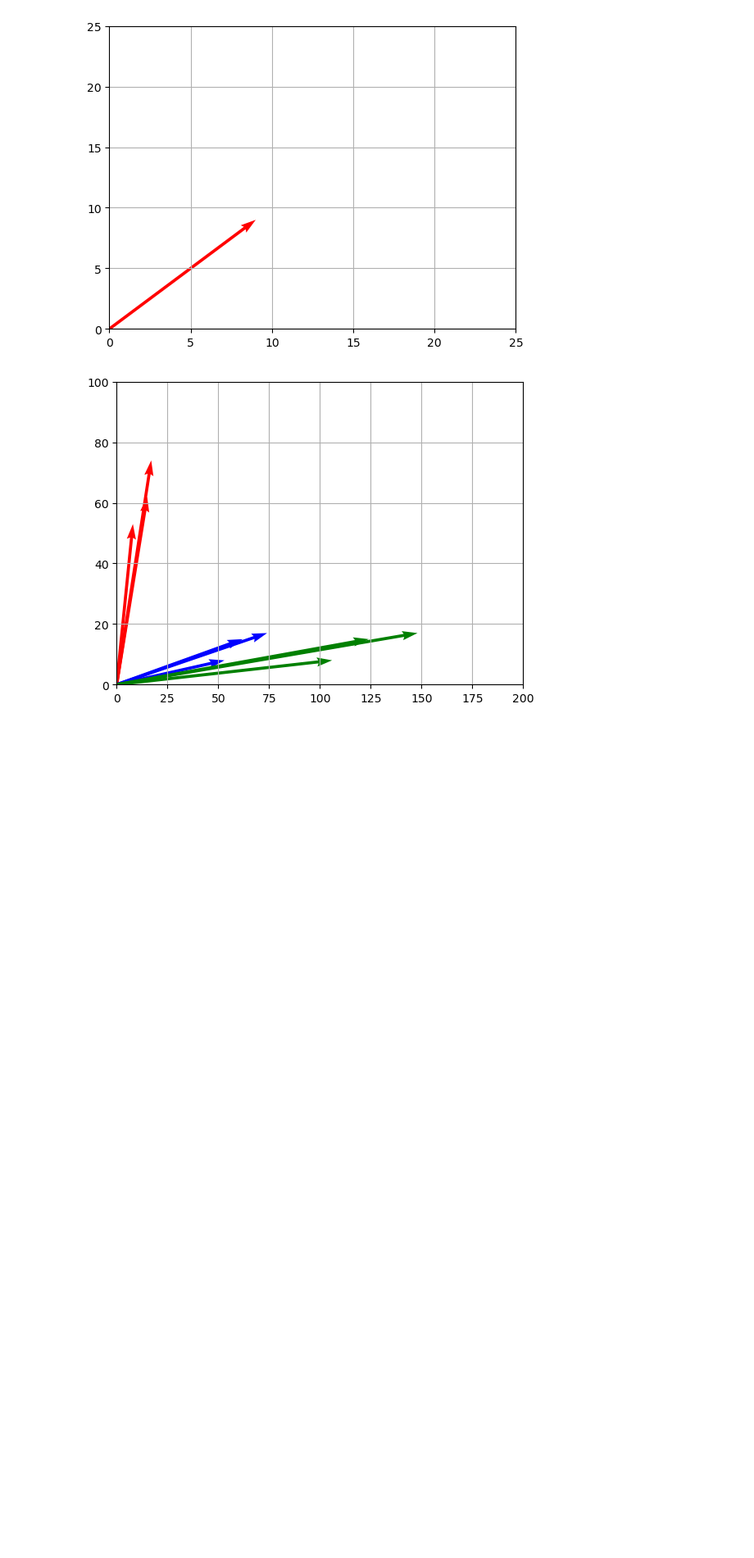
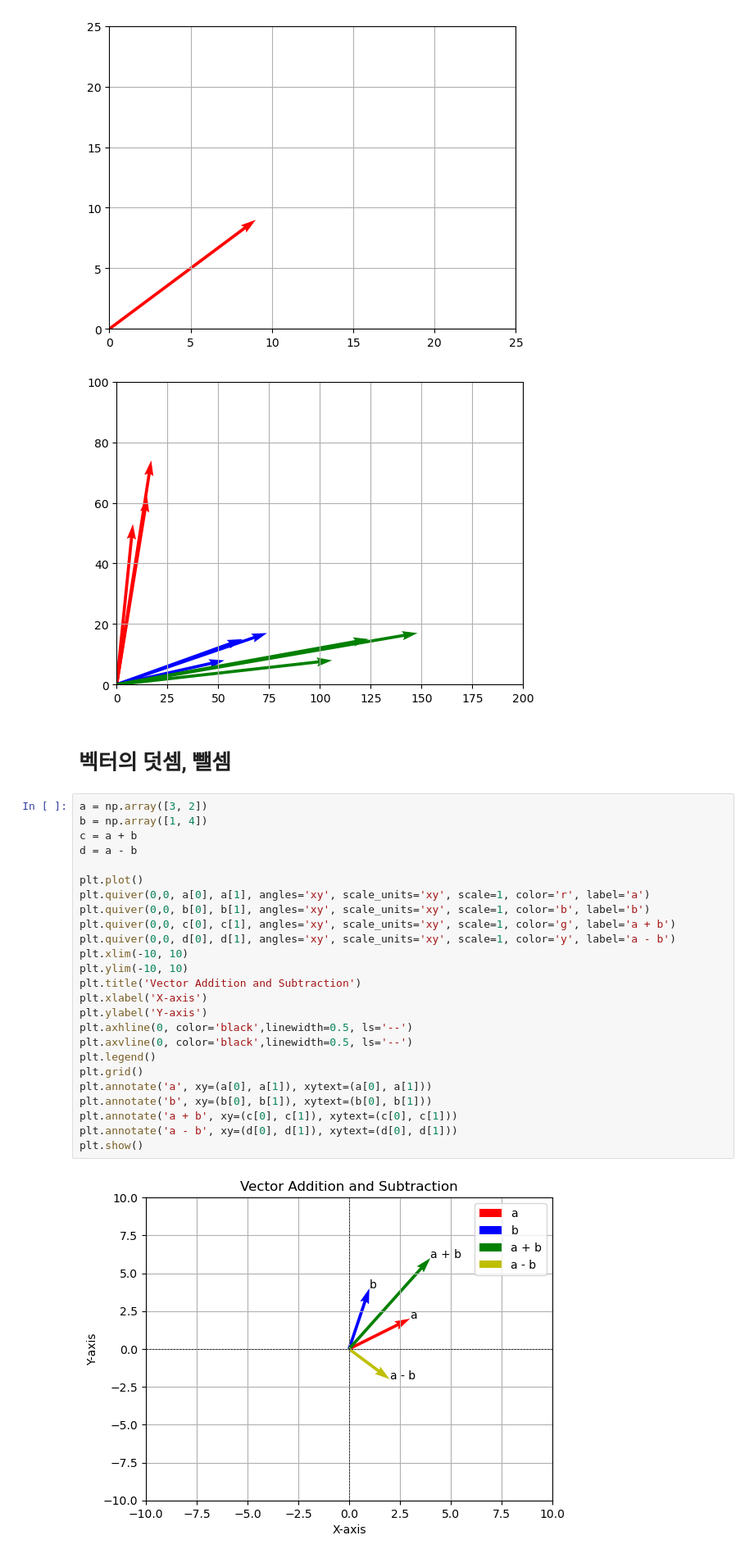
Before and after one commit to hjyshane/LinearAlgebraPython, a Jupyter notebook: 01__Vector_plot.ipynb, the cells around one changed output. Shown at 82% size. Saved outputs shown, nothing was run; the diff lists cells and outputs as text; blank space fills up the shorter version.

```diff
--- a/01__Vector 그리기.ipynb
+++ b/01__Vector_plot.ipynb
@@ -57,3 +57,32 @@ plt.show()
 # %% [output]
 [figure]
 [figure]
+# %% [markdown]
+# 벡터의 덧셈, 뺄셈
+# %%
+a = np.array([3, 2])
+b = np.array([1, 4])
+c = a + b
+d = a - b
+
+plt.plot()
+plt.quiver(0,0, a[0], a[1], angles='xy', scale_units='xy', scale=1, color='r', label='a')
+plt.quiver(0,0, b[0], b[1], angles='xy', scale_units='xy', scale=1, color='b', label='b')
+plt.quiver(0,0, c[0], c[1], angles='xy', scale_units='xy', scale=1, color='g', label='a + b')
+plt.quiver(0,0, d[0], d[1], angles='xy', scale_units='xy', scale=1, color='y', label='a - b')
+plt.xlim(-10, 10)
+plt.ylim(-10, 10)
+plt.title('Vector Addition and Subtraction')
+plt.xlabel('X-axis')
+plt.ylabel('Y-axis')
+plt.axhline(0, color='black',linewidth=0.5, ls='--')
+plt.axvline(0, color='black',linewidth=0.5, ls='--')
+plt.legend()
+plt.grid()
+plt.annotate('a', xy=(a[0], a[1]), xytext=(a[0], a[1]))
+plt.annotate('b', xy=(b[0], b[1]), xytext=(b[0], b[1]))
+plt.annotate('a + b', xy=(c[0], c[1]), xytext=(c[0], c[1]))
+plt.annotate('a - b', xy=(d[0], d[1]), xytext=(d[0], d[1]))
+plt.show()
+# %% [output]
+[figure, added]
```
Also changed, not shown: 4 other files.
